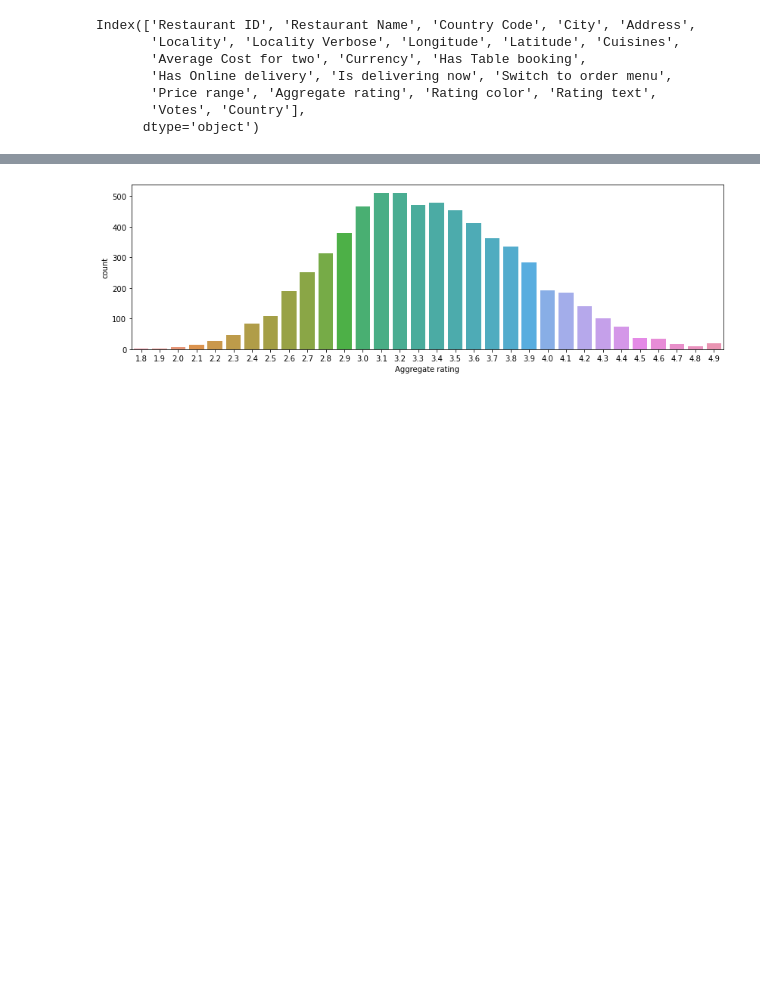
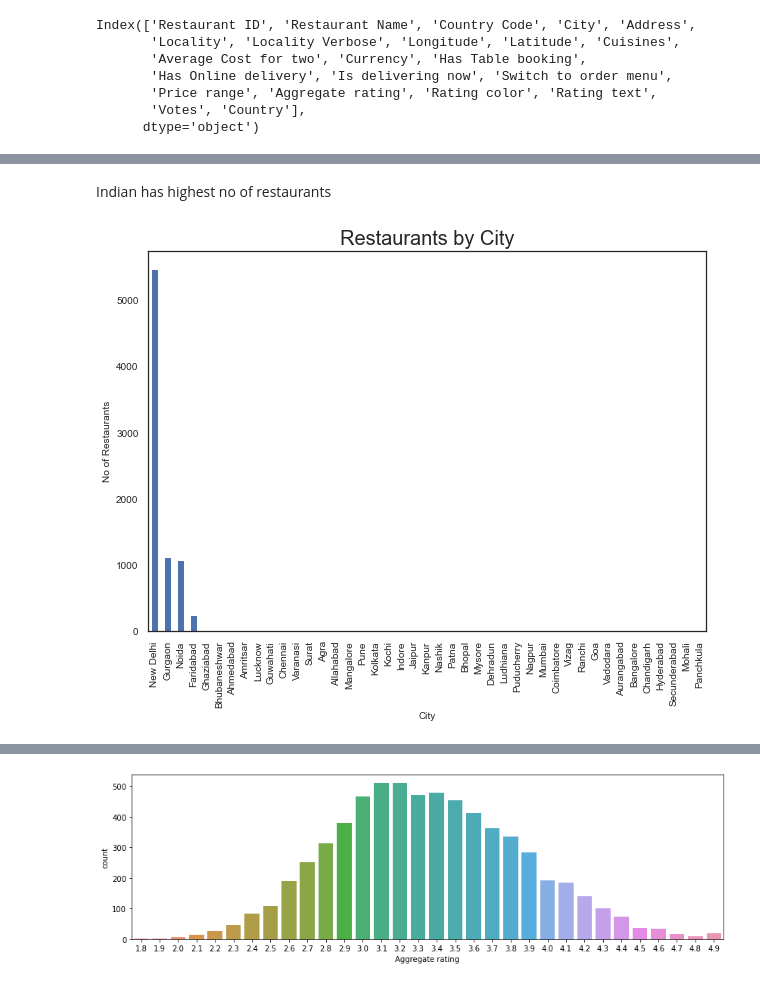
Before and after one commit to apoorvasahu/Zomato_analysis, a Jupyter notebook: zomato.ipynb, the cells around one changed output, grey strips where cells are left out. Cells and saved outputs as stored; diff of their text form; code cells hidden in the pictures; blank space fills up the shorter version.

```diff
--- a/zomato.ipynb
+++ b/zomato.ipynb
@@ -51,0 +77,12 @@ Index(['Restaurant ID', 'Restaurant Name', 'Country Code', 'City', 'Address',
+# %% [markdown]
+Indian has highest no of restaurants
+# %%
+data_City = data[data['Country'] =='India']
+Total_city =data_City['City'].value_counts()
+Total_city.plot.bar(figsize=(10, 7),fontsize=10)
+plt.title('Restaurants by City', fontsize=20)
+plt.xlabel('City', fontsize=10)
+plt.ylabel('No of Restaurants', fontsize=10)
+plt.show()
+# %% [output]
+[figure, added]
```
Also changed, not shown: parts of 19 cells of this notebook.
